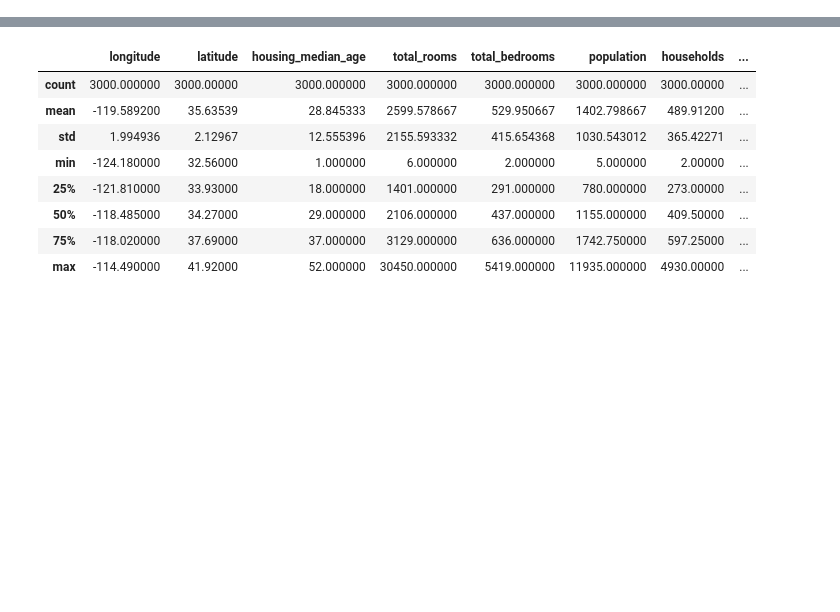
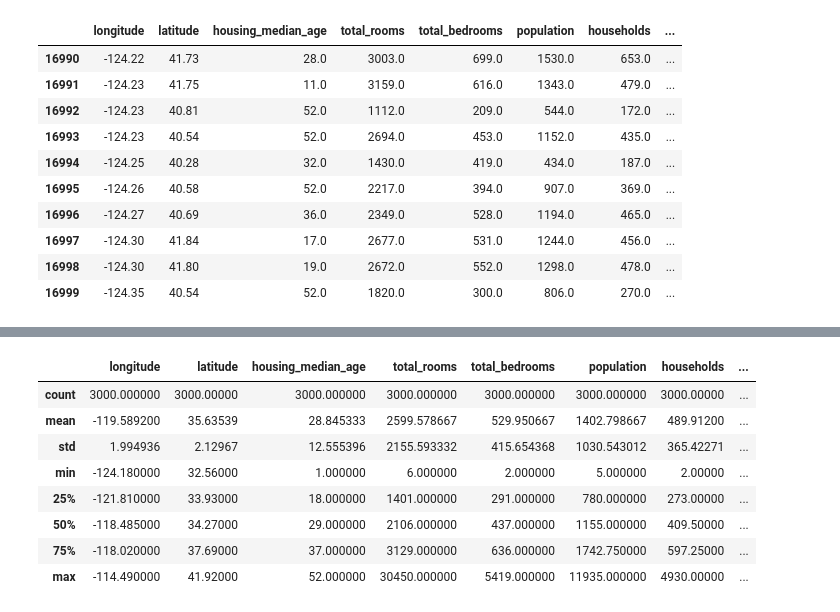
Before and after one commit to Jelly1500/OSS-practice, a Jupyter notebook: data_show.ipynb, the cells around one changed output, grey strips where cells are left out. Saved outputs shown, nothing was run; the diff lists cells and outputs as text; code cells hidden in the pictures; blank space fills up the shorter version.

```diff
--- a/data_show.ipynb
+++ b/data_show.ipynb
@@ -21 +26,15 @@ train.head()
+# %%
+train.tail(10)
+# %% [output]
+|  | longitude | latitude | housing_median_age | total_rooms | total_bedrooms | population | households | ... |
+| 16990 | -124.22 | 41.73 | 28.0 | 3003.0 | 699.0 | 1530.0 | 653.0 | ... |
+| 16991 | -124.23 | 41.75 | 11.0 | 3159.0 | 616.0 | 1343.0 | 479.0 | ... |
+| 16992 | -124.23 | 40.81 | 52.0 | 1112.0 | 209.0 | 544.0 | 172.0 | ... |
+| 16993 | -124.23 | 40.54 | 52.0 | 2694.0 | 453.0 | 1152.0 | 435.0 | ... |
+| 16994 | -124.25 | 40.28 | 32.0 | 1430.0 | 419.0 | 434.0 | 187.0 | ... |
+| 16995 | -124.26 | 40.58 | 52.0 | 2217.0 | 394.0 | 907.0 | 369.0 | ... |
+| 16996 | -124.27 | 40.69 | 36.0 | 2349.0 | 528.0 | 1194.0 | 465.0 | ... |
+| 16997 | -124.30 | 41.84 | 17.0 | 2677.0 | 531.0 | 1244.0 | 456.0 | ... |
+| 16998 | -124.30 | 41.80 | 19.0 | 2672.0 | 552.0 | 1298.0 | 478.0 | ... |
+| 16999 | -124.35 | 40.54 | 52.0 | 1820.0 | 300.0 | 806.0 | 270.0 | ... |
 # %%
```
Also changed, not shown: parts of 4 cells of this notebook.
